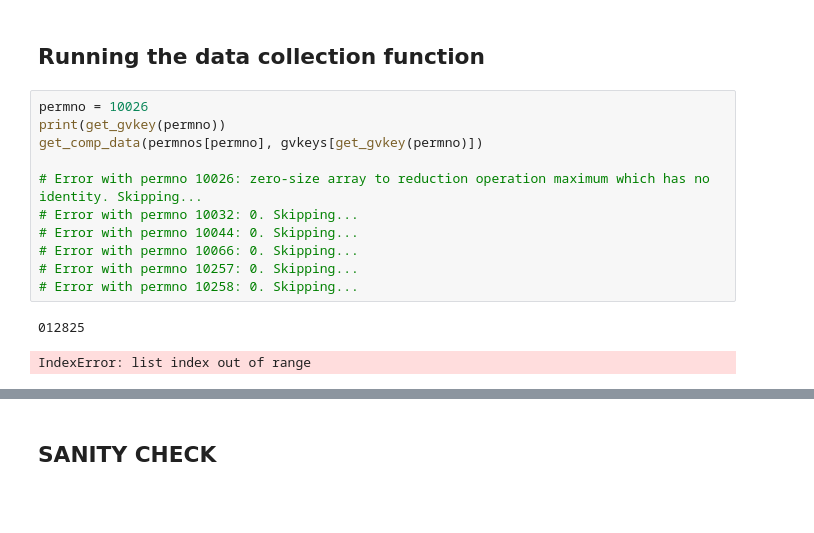
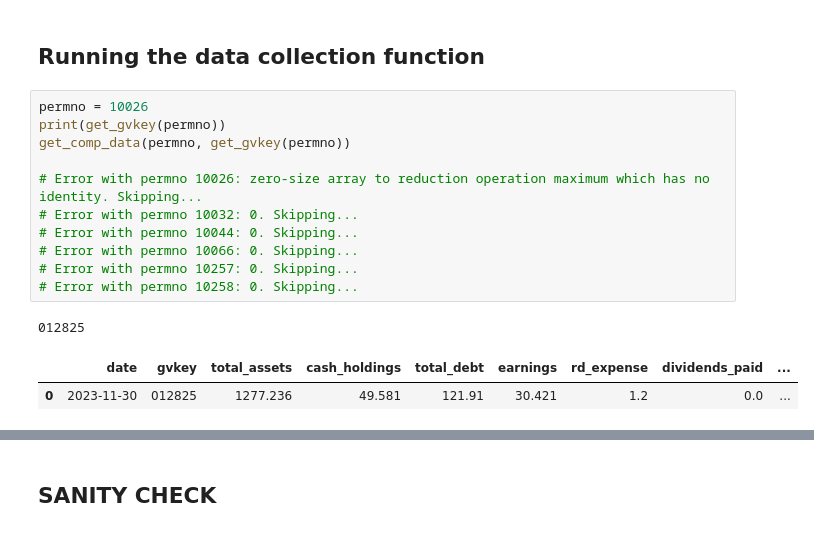
Before and after one commit to veervohra03/CashHedged, a Jupyter notebook: Arman Final.ipynb, the cells around one changed output, grey strips where cells are left out. Cells and saved outputs as stored; diff of their text form; blank space fills up the shorter version.

Commit message:
Cleaning arman final so that it runs without error.

```diff
--- a/Arman Final.ipynb
+++ b/Arman Final.ipynb
@@ -636,17 +561,18 @@ There are 614 companies in the list.
 # %%
 permno = 10026
 print(get_gvkey(permno))
-get_comp_data(permnos[permno], gvkeys[get_gvkey(permno)])
+get_comp_data(permno, get_gvkey(permno))
 
 # Error with permno 10026: zero-size array to reduction operation maximum which has no identity. Skipping...
 # Error with permno 10032: 0. Skipping...
 # Error with permno 10044: 0. Skipping...
 # Error with permno 10066: 0. Skipping...
 # Error with permno 10257: 0. Skipping...
 # Error with permno 10258: 0. Skipping...
 # %% [output]
 012825
-IndexError: list index out of range
+|  | date | gvkey | total_assets | cash_holdings | total_debt | earnings | rd_expense | dividends_paid | ... |
+| 0 | 2023-11-30 | 012825 | 1277.236 | 49.581 | 121.91 | 30.421 | 1.2 | 0.0 | ... |
 # %%
 out = main(ids) # input is any table with [permno, gvkey, comnam]
 
```
Also changed, not shown: parts of 9 cells of this notebook, 1 other file.
